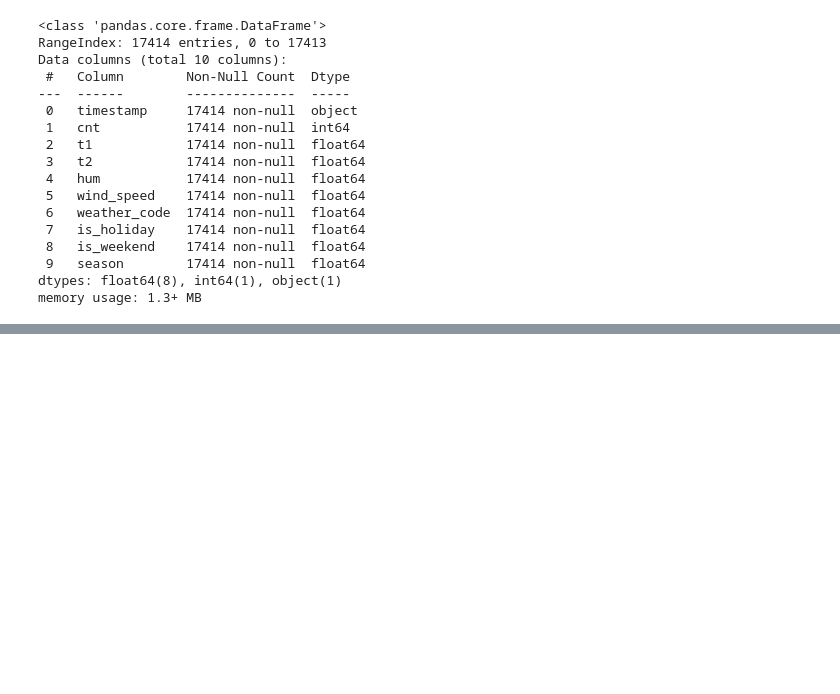
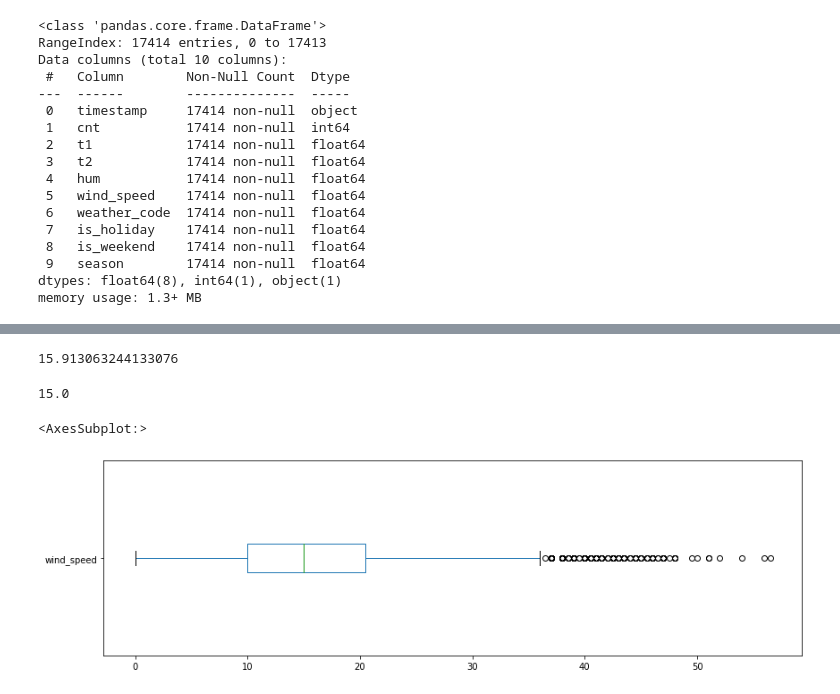
Before and after one commit to BatesJ72/LondonBikes, a Jupyter notebook: London_Bikes_Analysis.ipynb, the cells around one changed output, grey strips where cells are left out. Cells and saved outputs as stored; diff of their text form; code cells hidden in the pictures; blank space fills up the shorter version.

```diff
--- a/London_Bikes_Analysis.ipynb
+++ b/London_Bikes_Analysis.ipynb
@@ -49,0 +64,13 @@ data.describe()
+# %%
+data["wind_speed"].mean()
+# %% [output]
+15.913063244133076
+# %%
+data["wind_speed"].median()
+# %% [output]
+15.0
+# %%
+data["wind_speed"].plot(kind = 'box', vert = False, figsize = (14,4))
+# %% [output]
+<AxesSubplot:>
+[figure, added]
```
Also changed, not shown: parts of 14 cells of this notebook.
